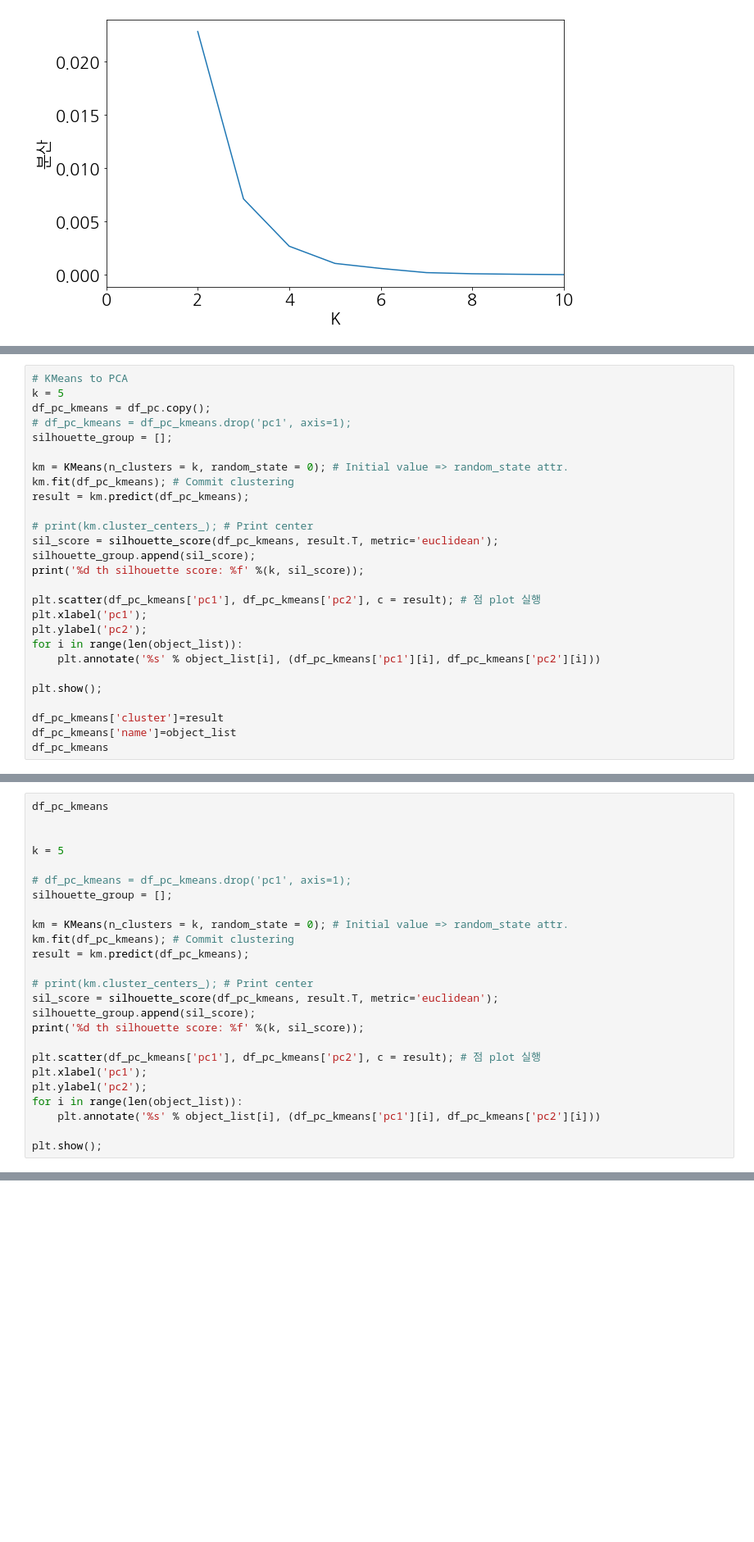
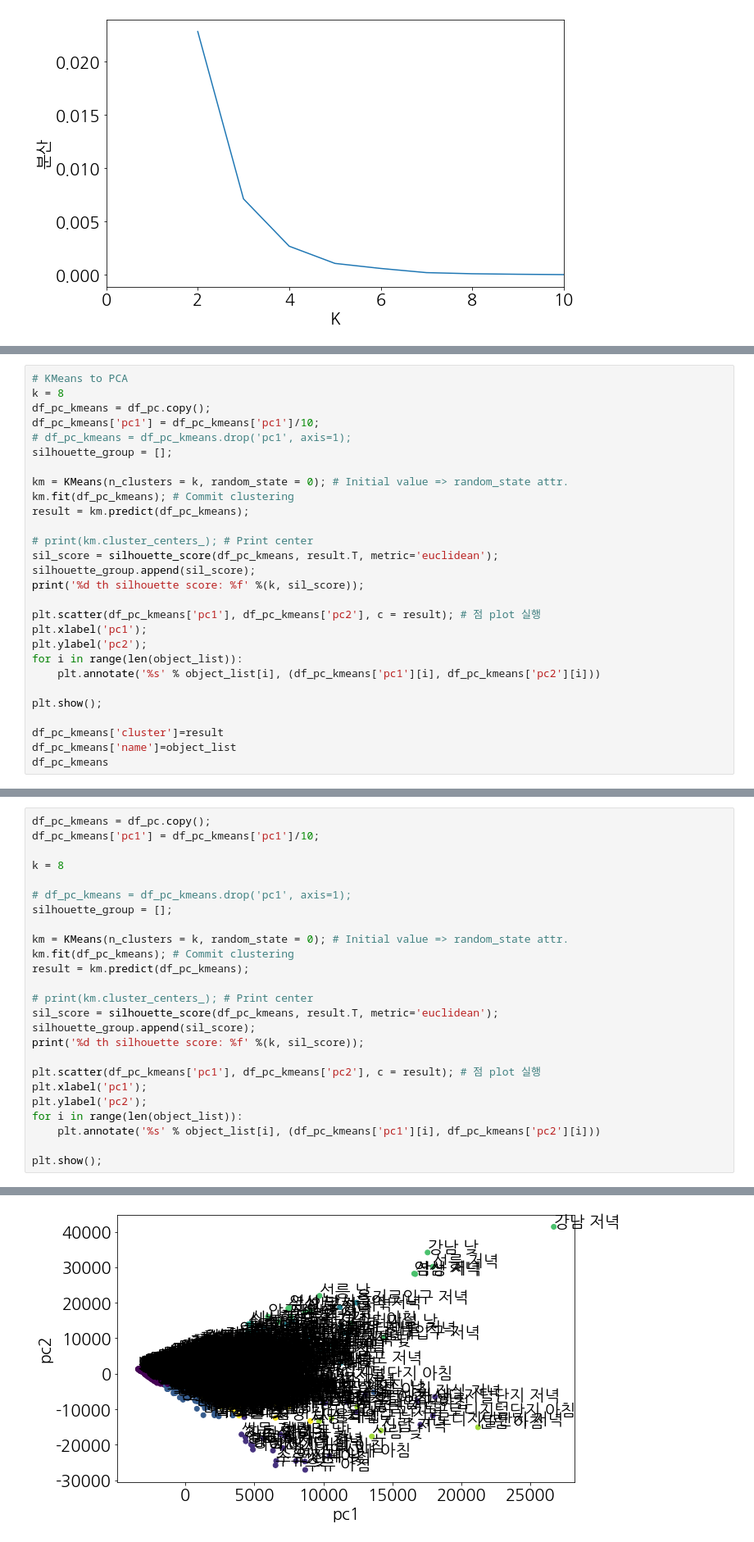
Before and after one commit to yoona3316/Datamining_subway, a Jupyter notebook: clustering_double_step.ipynb, the cells around one changed output, grey strips where cells are left out. Shown at 82% size. Cells and saved outputs as stored; diff of their text form; blank space fills up the shorter version.

```diff
--- a/clustering_double_step.ipynb
+++ b/clustering_double_step.ipynb
@@ -393,8 +403,9 @@ cluster : 0 / 회기 밤
 NameError: name 'center' is not defined
 # %%
 # KMeans to PCA
-k = 5
+k = 8
 df_pc_kmeans = df_pc.copy();
+df_pc_kmeans['pc1'] = df_pc_kmeans['pc1']/10;
 # df_pc_kmeans = df_pc_kmeans.drop('pc1', axis=1);
 silhouette_group = [];
 
@@ -429,8 +448,8 @@ print(max(df_pc_kmeans['cluster']))
 # %%
-df_pc_kmeans
+df_pc_kmeans = df_pc.copy();
+df_pc_kmeans['pc1'] = df_pc_kmeans['pc1']/10;
 
-
-k = 5
+k = 8
 
 # df_pc_kmeans = df_pc_kmeans.drop('pc1', axis=1);
 silhouette_group = [];
@@ -455,0 +475 @@ KeyError: False
+[figure, added]
```
Also changed, not shown: parts of 10 cells of this notebook, 4 other files.
